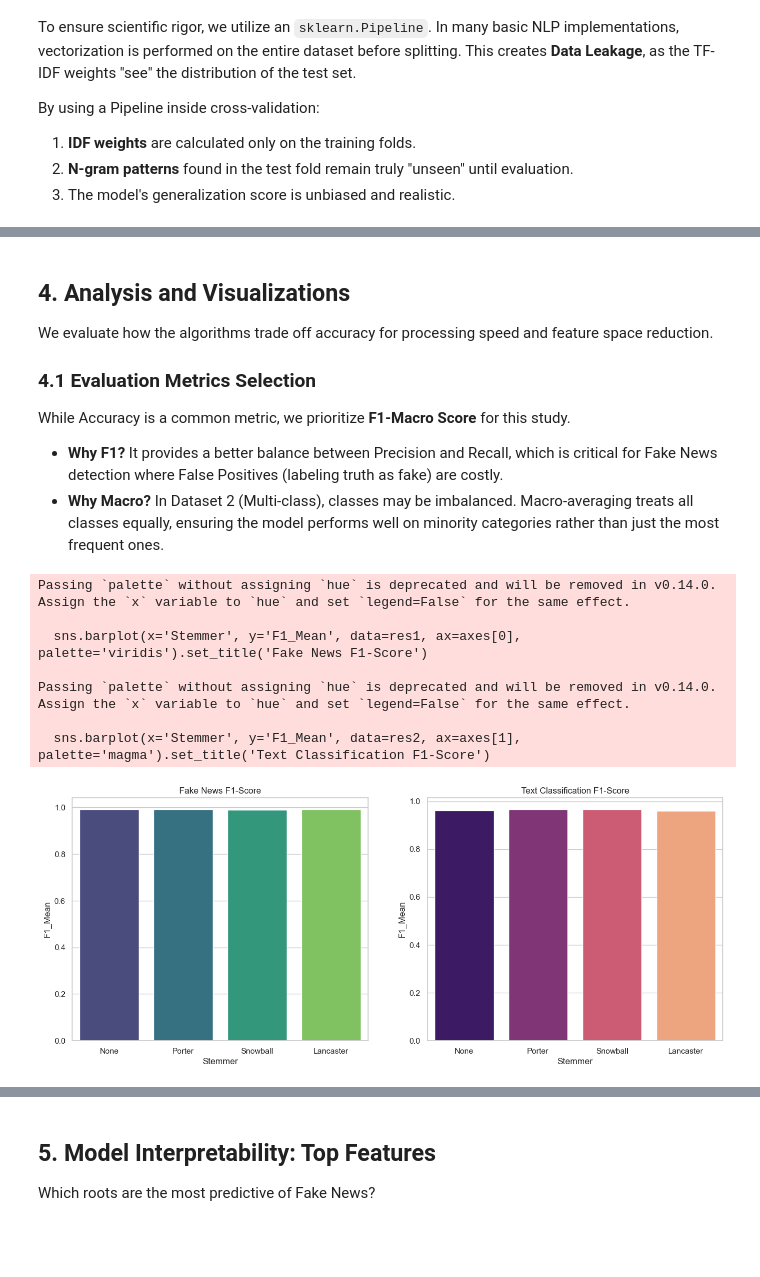
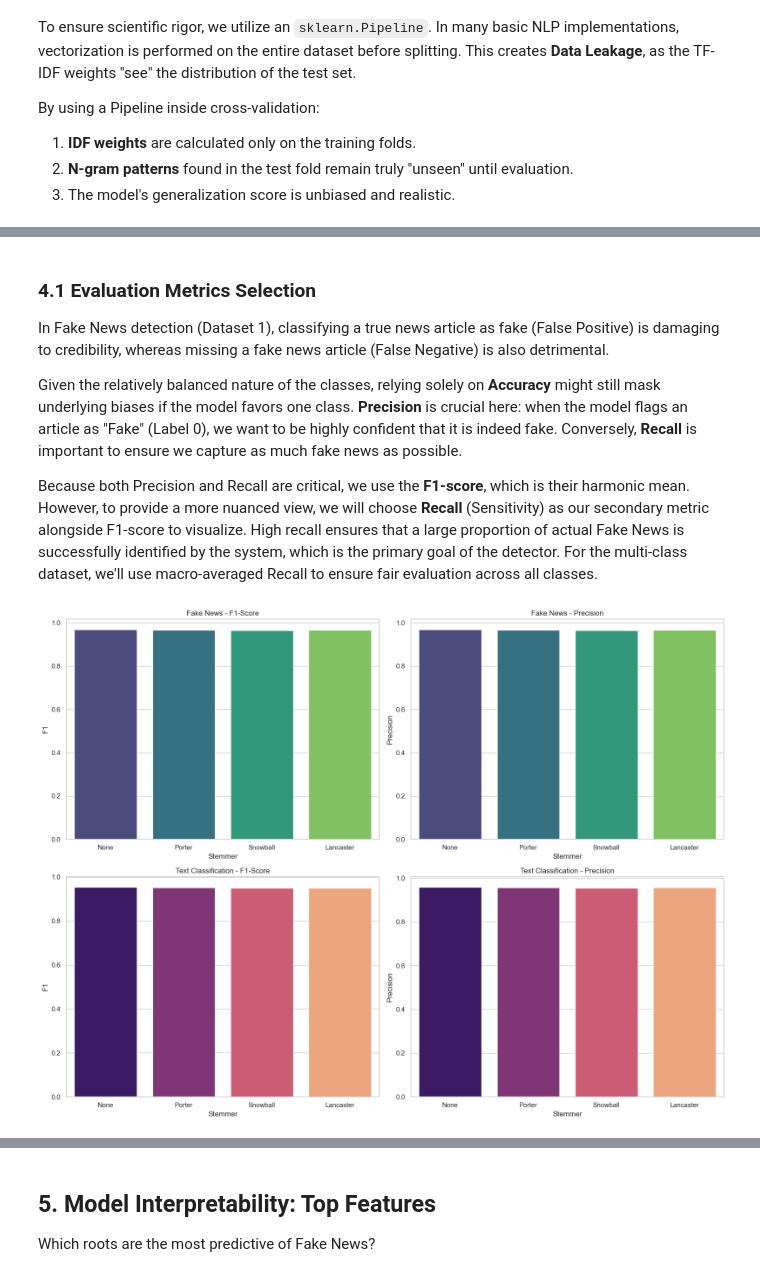
Before and after one commit to mal0101/Text-Mining-Project, a Jupyter notebook: main.ipynb, the cells around one changed output, grey strips where cells are left out. Drawn from its saved outputs; the diff is of its cells as text; code cells hidden in the pictures; blank space fills up the shorter version.

```diff
--- a/main.ipynb
+++ b/main.ipynb
@@ -67,7 +103,9 @@ By using a Pipeline inside cross-validation:
 3. The model's generalization score is unbiased and realistic.
 # %%
 def backbone_cleaner(text):
-    text = re.sub(r'[^a-zA-Z\s]', '', str(text).lower())
+    text = str(text).lower()
+    text = re.sub(r'[^a-z]', ' ', text)
+    text = re.sub(r'\s+', ' ', text).strip()
     return text
 
 def apply_stemming(text, stemmer_obj):
@@ -85,27 +123,34 @@ def run_benchmarks(df, target_col, text_col):
     y = df[target_col]
 
     for name, s_obj in stemmers.items():
-        # Latency Benchmark
         t0 = time.time()
         X_proc = X_base.apply(lambda x: apply_stemming(x, s_obj))
         lat = time.time() - t0
 
-        # Pipeline to prevent leakage during CV
-        # We use ngram_range=(1, 2) to capture local context (e.g., "not true")
-        # that single-word stemming might otherwise obscure.
         pipeline = Pipeline([
-            ('tfidf', TfidfVectorizer(ngram_range=(1, 2), max_features=5000)),
+            ('tfidf', TfidfVectorizer(ngram_range=(1, 2), max_features=None)),
             ('rf', RandomForestClassifier(n_estimators=100, random_state=RANDOM_STATE, n_jobs=-1))
         ])
 
-        # Evaluation
-        cv_scores = cross_val_score(pipeline, X_proc, y, cv=5, scoring='f1_macro')
+        cv_results = cross_validate(pipeline, X_proc, y, cv=5,
+                                     scoring=('f1_macro', 'precision_macro', 'recall_macro', 'accuracy'))
+        f1_mean = np.mean(cv_results['test_f1_macro'])
+        precision_mean = np.mean(cv_results['test_precision_macro'])
+        recall_mean = np.mean(cv_results['test_recall_macro'])
+        accuracy_mean = np.mean(cv_results['test_accuracy'])
 
-        # Fit for vocab/importance metrics
         pipeline.fit(X_proc, y)
         vocab = len(pipeline.named_steps['tfidf'].get_feature_names_out())
         pipelines[name] = pipeline
 
-        results.append({'Stemmer': name, 'F1_Mean': np.mean(cv_scores), 'Latency (s)': lat, 'Vocab Size': vocab})
+        results.append({
+            'Stemmer': name,
+            'Accuracy': accuracy_mean,
+            'Precision': precision_mean,
+            'Recall': recall_mean,
+            'F1': f1_mean,
+            'Latency (s)': round(lat, 4),
+            'Vocab Size': vocab
+        })
 
     return pd.DataFrame(results), pipelines
@@ -112,24 +203,23 @@ def run_benchmarks(df, target_col, text_col):
 # %% [markdown]
-## 4. Analysis and Visualizations
-We evaluate how the algorithms trade off accuracy for processing speed and feature space reduction.
 ### 4.1 Evaluation Metrics Selection
-While Accuracy is a common metric, we prioritize **F1-Macro Score** for this study.
-* **Why F1?** It provides a better balance between Precision and Recall, which is critical for Fake News detection where False Positives (labeling truth as fake) are costly.
-* **Why Macro?** In Dataset 2 (Multi-class), classes may be imbalanced. Macro-averaging treats all classes equally, ensuring the model performs well on minority categories rather than just the most frequent ones.
+In Fake News detection (Dataset 1), classifying a true news article as fake (False Positive) is damaging to credibility, whereas missing a fake news article (False Negative) is also detrimental.
+
+Given the relatively balanced nature of the classes, relying solely on **Accuracy** might still mask underlying biases if the model favors one class. **Precision** is crucial here: when the model flags an article as "Fake" (Label 0), we want to be highly confident that it is indeed fake. Conversely, **Recall** is important to ensure we capture as much fake news as possible.
+
+Because both Precision and Recall are critical, we use the **F1-score**, which is their harmonic mean. However, to provide a more nuanced view, we will choose **Recall** (Sensitivity) as our secondary metric alongside F1-score to visualize. High recall ensures that a large proportion of actual Fake News is successfully identified by the system, which is the primary goal of the detector. For the multi-class dataset, we'll use macro-averaged Recall to ensure fair evaluation across all classes.
 # %%
 res1, pipes1 = run_benchmarks(data1, 'label', 'text')
 res2, pipes2 = run_benchmarks(data2, 'label', 'text')
 
-fig, axes = plt.subplots(1, 2, figsize=(16, 6))
-sns.barplot(x='Stemmer', y='F1_Mean', data=res1, ax=axes[0], palette='viridis').set_title('Fake News F1-Score')
-sns.barplot(x='Stemmer', y='F1_Mean', data=res2, ax=axes[1], palette='magma').set_title('Text Classification F1-Score')
+fig, axes = plt.subplots(2, 2, figsize=(16, 12))
+sns.barplot(x='Stemmer', y='F1', data=res1, ax=axes[0, 0], palette='viridis', hue='Stemmer', legend=False).set_title('Fake News - F1-Score')
+sns.barplot(x='Stemmer', y='Precision', data=res1, ax=axes[0, 1], palette='viridis', hue='Stemmer', legend=False).set_title('Fake News - Precision')
+sns.barplot(x='Stemmer', y='F1', data=res2, ax=axes[1, 0], palette='magma', hue='Stemmer', legend=False).set_title('Text Classification - F1-Score')
+sns.barplot(x='Stemmer', y='Precision', data=res2, ax=axes[1, 1], palette='magma', hue='Stemmer', legend=False).set_title('Text Classification - Precision')
+plt.tight_layout()
+import os
+os.makedirs('figures', exist_ok=True)
+plt.savefig('figures/f1_vs_precision.png', bbox_inches='tight')
 plt.show()
 # %% [output]
-Passing `palette` without assigning `hue` is deprecated and will be removed in v0.14.0. Assign the `x` variable to `hue` and set `legend=False` for the same effect.
-
-  sns.barplot(x='Stemmer', y='F1_Mean', data=res1, ax=axes[0], palette='viridis').set_title('Fake News F1-Score')
-
-Passing `palette` without assigning `hue` is deprecated and will be removed in v0.14.0. Assign the `x` variable to `hue` and set `legend=False` for the same effect.
-
-  sns.barplot(x='Stemmer', y='F1_Mean', data=res2, ax=axes[1], palette='magma').set_title('Text Classification F1-Score')
-[figure, old version]
+[figure, new version]
```
Also changed, not shown: parts of 15 cells of this notebook, 7 other files.
